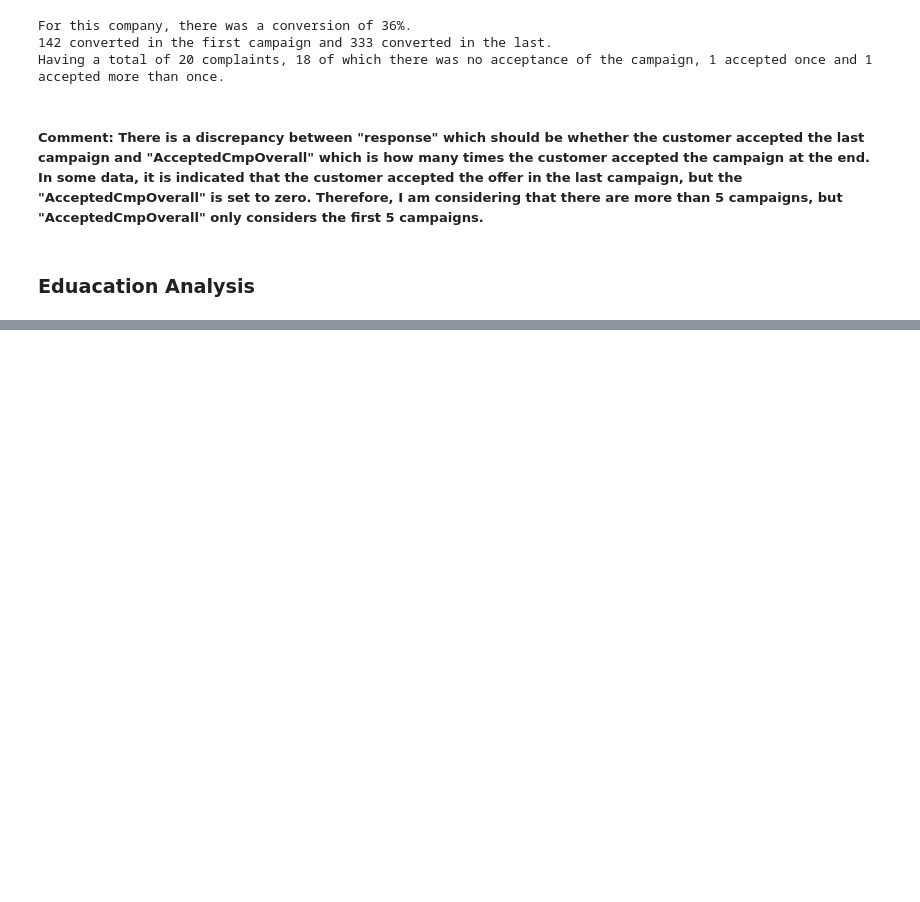
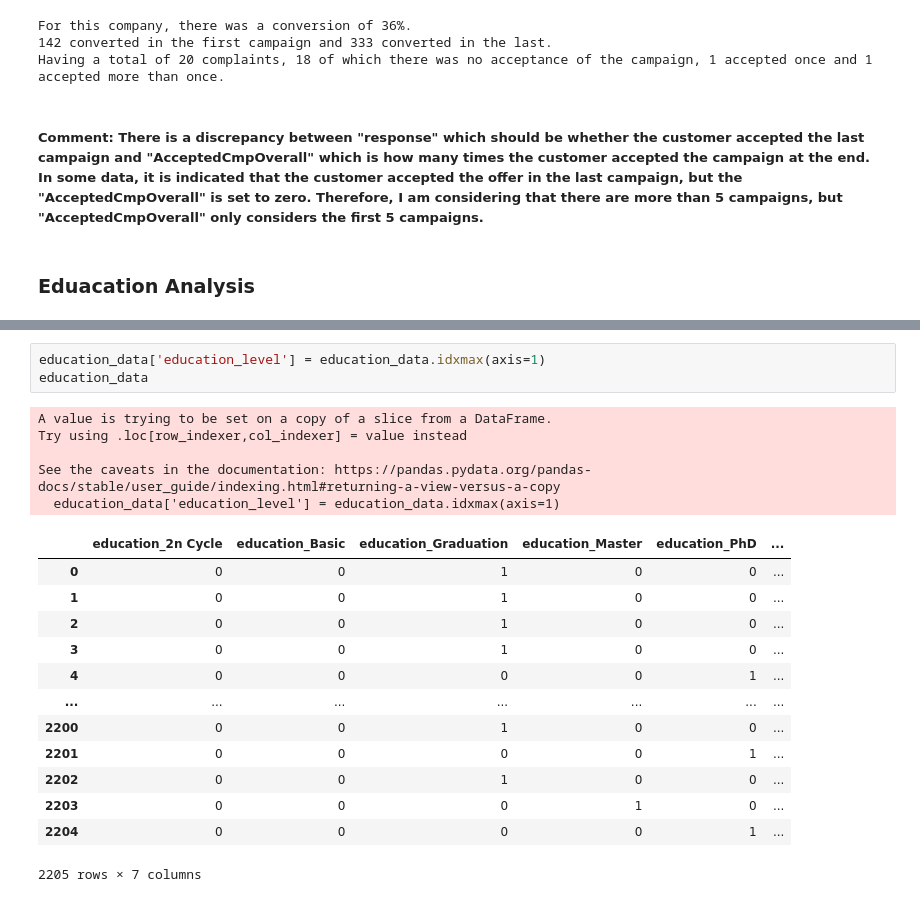
Before and after one commit to petrugeral/Marketing_Analytics, a Jupyter notebook: ifood_marketing_analytics/workspace.ipynb, the cells around one changed output, grey strips where cells are left out. Cells and saved outputs as stored; diff of their text form; blank space fills up the shorter version.

```diff
--- a/ifood_marketing_analytics/workspace.ipynb
+++ b/ifood_marketing_analytics/workspace.ipynb
@@ -167,0 +194,22 @@ Having a total of 20 complaints, 18 of which there was no acceptance of the camp
+# %%
+education_data['education_level'] = education_data.idxmax(axis=1)
+education_data
+# %% [output]
+A value is trying to be set on a copy of a slice from a DataFrame.
+Try using .loc[row_indexer,col_indexer] = value instead
+
+See the caveats in the documentation: https://pandas.pydata.org/pandas-docs/stable/user_guide/indexing.html#returning-a-view-versus-a-copy
+  education_data['education_level'] = education_data.idxmax(axis=1)
+|  | education_2n Cycle | education_Basic | education_Graduation | education_Master | education_PhD | ... |
+| 0 | 0 | 0 | 1 | 0 | 0 | ... |
+| 1 | 0 | 0 | 1 | 0 | 0 | ... |
+| 2 | 0 | 0 | 1 | 0 | 0 | ... |
+| 3 | 0 | 0 | 1 | 0 | 0 | ... |
+| 4 | 0 | 0 | 0 | 0 | 1 | ... |
+| ... | ... | ... | ... | ... | ... | ... |
+| 2200 | 0 | 0 | 1 | 0 | 0 | ... |
+| 2201 | 0 | 0 | 0 | 0 | 1 | ... |
+| 2202 | 0 | 0 | 1 | 0 | 0 | ... |
+| 2203 | 0 | 0 | 0 | 1 | 0 | ... |
+| 2204 | 0 | 0 | 0 | 0 | 1 | ... |
+2205 rows × 7 columns
```
Also changed, not shown: parts of 12 cells of this notebook.
